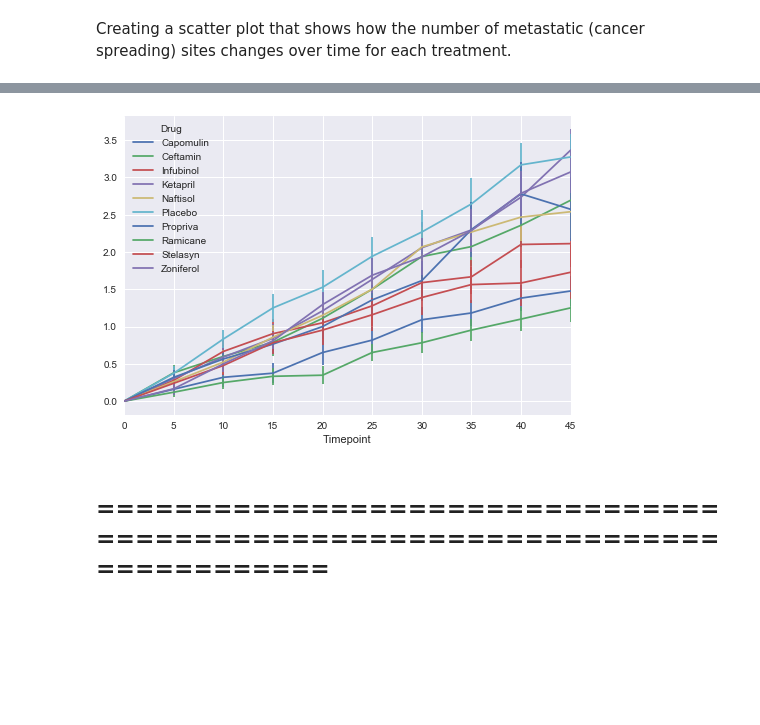
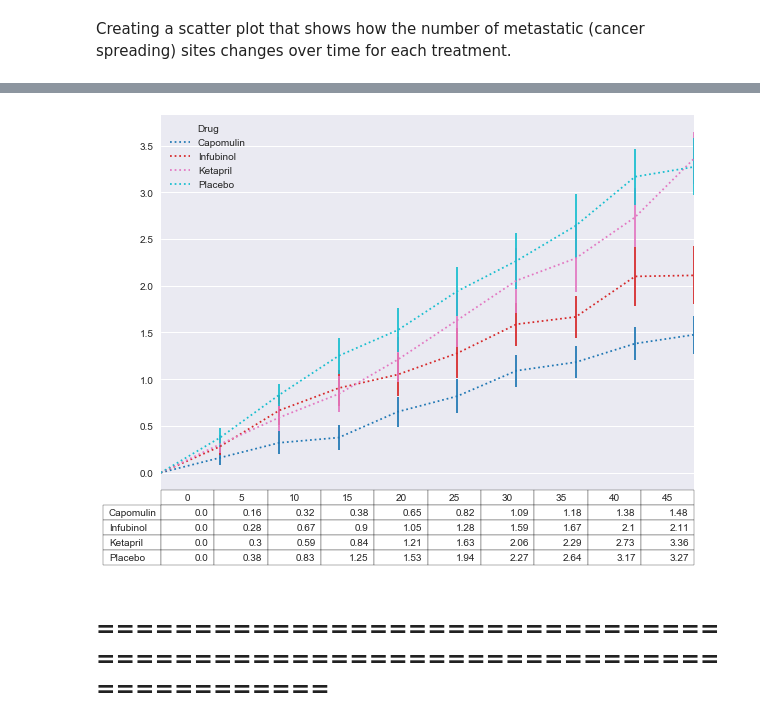
Before and after one commit to asela1982/utdatanalytics-wk5-hw-matplotlib, a Jupyter notebook: Pymaceuticals/Pymaceuticals.ipynb, the cells around one changed output, grey strips where cells are left out. Cells and saved outputs as stored; diff of their text form; code cells hidden in the pictures; blank space fills up the shorter version.

```diff
--- a/Pymaceuticals/Pymaceuticals.ipynb
+++ b/Pymaceuticals/Pymaceuticals.ipynb
@@ -150,5 +159,6 @@ plt.show()
 # %% [markdown]
 Creating a scatter plot that shows how the number of metastatic (cancer spreading) sites changes over time for each treatment.
 # %%
-df_Meta = df.groupby(['Drug','Timepoint']).agg({'Metastatic Sites':[np.mean,sem]}).unstack(level=0)
-df_Meta
+df_meta = df.groupby(['Drug','Timepoint']).agg({'Metastatic Sites':[np.mean,sem]}).unstack(level=0)
+df_meta_mean = df_meta['Metastatic Sites']['mean'][drugs]
+df_meta_sem = df_meta['Metastatic Sites']['sem'][drugs]
@@ -170,8 +165,12 @@ df_Meta
-# %%
-df_Meta['Metastatic Sites']['mean'].plot(yerr=df_Meta['Metastatic Sites']['sem'])
-plt.show()
-# %% [output]
-[figure, removed]
+# %%
+from matplotlib import cm
+fig, ax = plt.subplots(1, 1)
+ax.get_xaxis().set_visible(False)   # Hide Ticks
+df_meta_mean.plot(table=np.round(df_meta_mean.T, 2),yerr =df_meta_sem , colormap=cm.tab10,linestyle=':',ax=ax)
+plt.tight_layout()
+plt.show();
+# %% [output]
+[figure, added]
 # %% [markdown]
 ## ============================================================================
 # %% [markdown]
```
Also changed, not shown: parts of 12 cells of this notebook.
